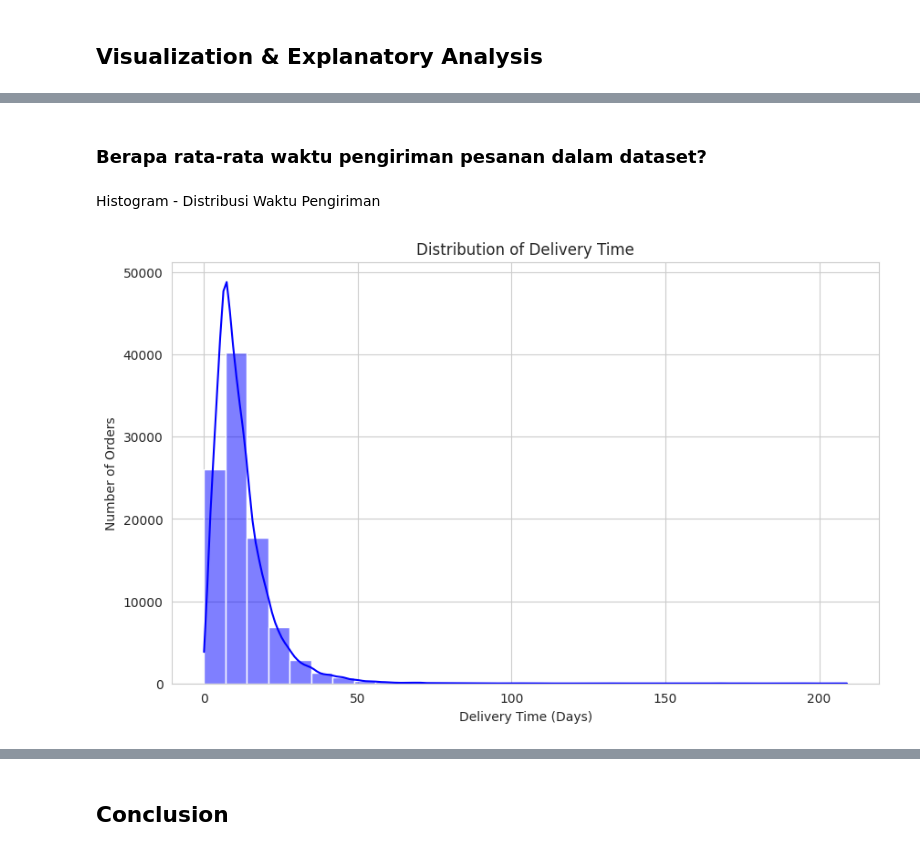
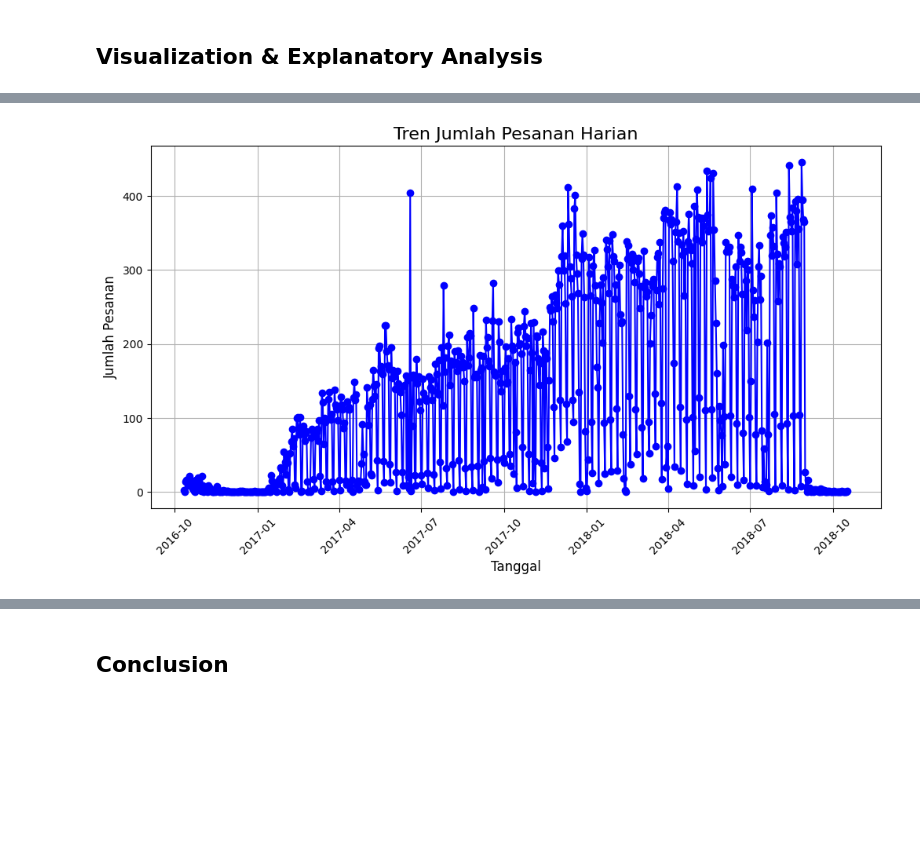
Before and after one commit to wahyunugroho424/proyek-analisis-data, a Jupyter notebook: notebook.ipynb, the cells around one changed output, grey strips where cells are left out. Saved outputs shown, nothing was run; the diff lists cells and outputs as text; code cells hidden in the pictures; blank space fills up the shorter version.

```diff
--- a/notebook.ipynb
+++ b/notebook.ipynb
@@ -1102,15 +1182,0 @@ all_data_df.groupby(by=["customer_city", "customer_state"]).agg({
-# %%
-# Histogram - Distribusi waktu pengiriman pesanan
-df = pd.read_csv("https://raw.githubusercontent.com/wahyunugroho424/proyek-analisis-data/main/data/orders_dataset.csv")
-# Mengonversi kolom tanggal menjadi tipe data datetime
-df["order_purchase_timestamp"] = pd.to_datetime(df["order_purchase_timestamp"])
-df["order_delivered_customer_date"] = pd.to_datetime(df["order_delivered_customer_date"])
-#visual
-order_trend = df.groupby(df["order_purchase_timestamp"].dt.date).size()
-plt.figure(figsize=(12, 6))
-plt.plot(order_trend.index, order_trend.values, color='blue', marker='o', linestyle='-')
-plt.xlabel("Date")
-plt.ylabel("Number of Orders")
-plt.title("Daily Order Trend")
-plt.xticks(rotation=45)
-plt.show()
@@ -1134,21 +1183,17 @@ plt.show()
-# %% [markdown]
-### Berapa rata-rata waktu pengiriman pesanan dalam dataset?
-# %% [markdown]
-Histogram - Distribusi Waktu Pengiriman
-# %%
-# Histogram - Distribusi waktu pengiriman pesanan
-df = pd.read_csv("https://raw.githubusercontent.com/wahyunugroho424/proyek-analisis-data/main/data/orders_dataset.csv")
-# Mengonversi kolom tanggal menjadi tipe data datetime
-df["order_purchase_timestamp"] = pd.to_datetime(df["order_purchase_timestamp"])
-df["order_delivered_customer_date"] = pd.to_datetime(df["order_delivered_customer_date"])
-#visual histogram
-df["delivery_time"] = (df["order_delivered_customer_date"] - df["order_purchase_timestamp"]).dt.days
-df_clean = df.dropna(subset=["delivery_time"])
-plt.figure(figsize=(10, 6))
-sns.histplot(df_clean["delivery_time"], bins=30, kde=True, color="blue")
-plt.xlabel("Delivery Time (Days)")
-plt.ylabel("Number of Orders")
-plt.title("Distribution of Delivery Time")
-plt.show()
-# %% [output]
-[figure, removed]
+# %%
+# Konversi tanggal
+df["order_delivered_customer_date"] = pd.to_datetime(df["order_delivered_customer_date"])
+# Menghitung jumlah pesanan harian
+df_harian = df.resample('D', on="order_delivered_customer_date")["order_id"].nunique().reset_index()
+
+# ===================== VISUALISASI MATPLOTLIB ===================== #
+plt.figure(figsize=(12, 6))
+plt.plot(df_harian["order_delivered_customer_date"], df_harian["order_id"], marker='o', linestyle='-', color="blue")
+plt.title("Tren Jumlah Pesanan Harian", fontsize=16)
+plt.xlabel("Tanggal", fontsize=12)
+plt.ylabel("Jumlah Pesanan", fontsize=12)
+plt.xticks(rotation=45)
+plt.grid()
+plt.show()
+# %% [output]
+[figure, added]
```
Also changed, not shown: parts of 38 cells of this notebook.
